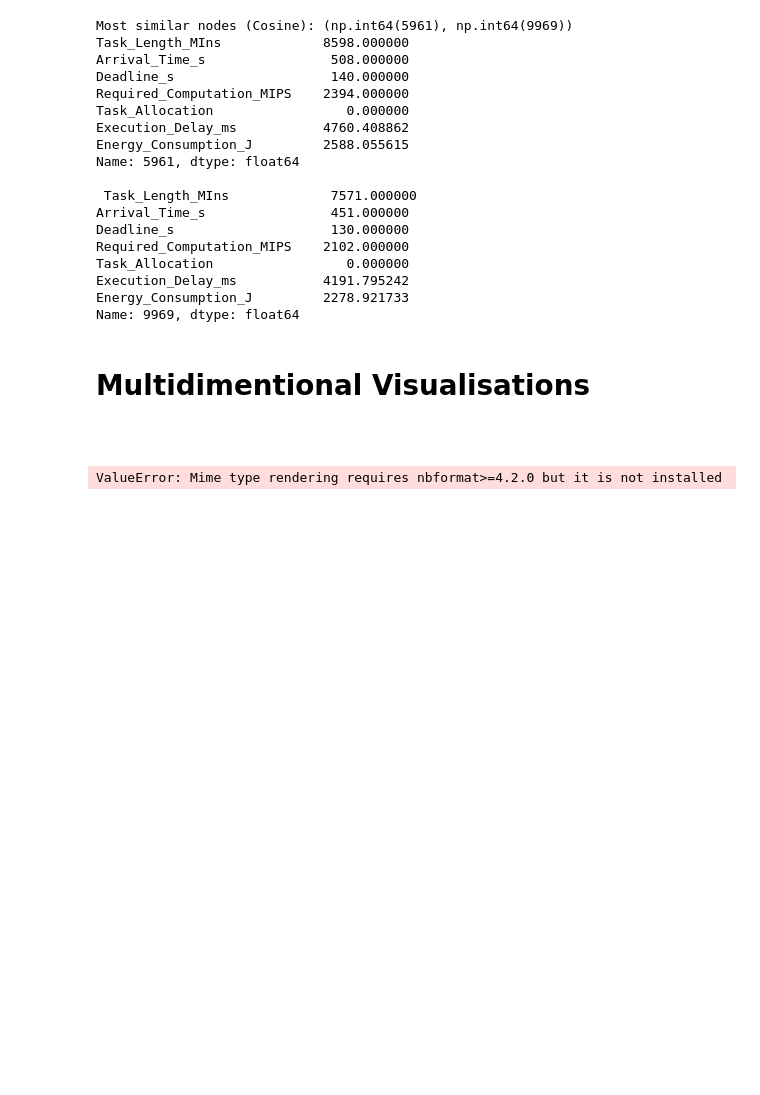
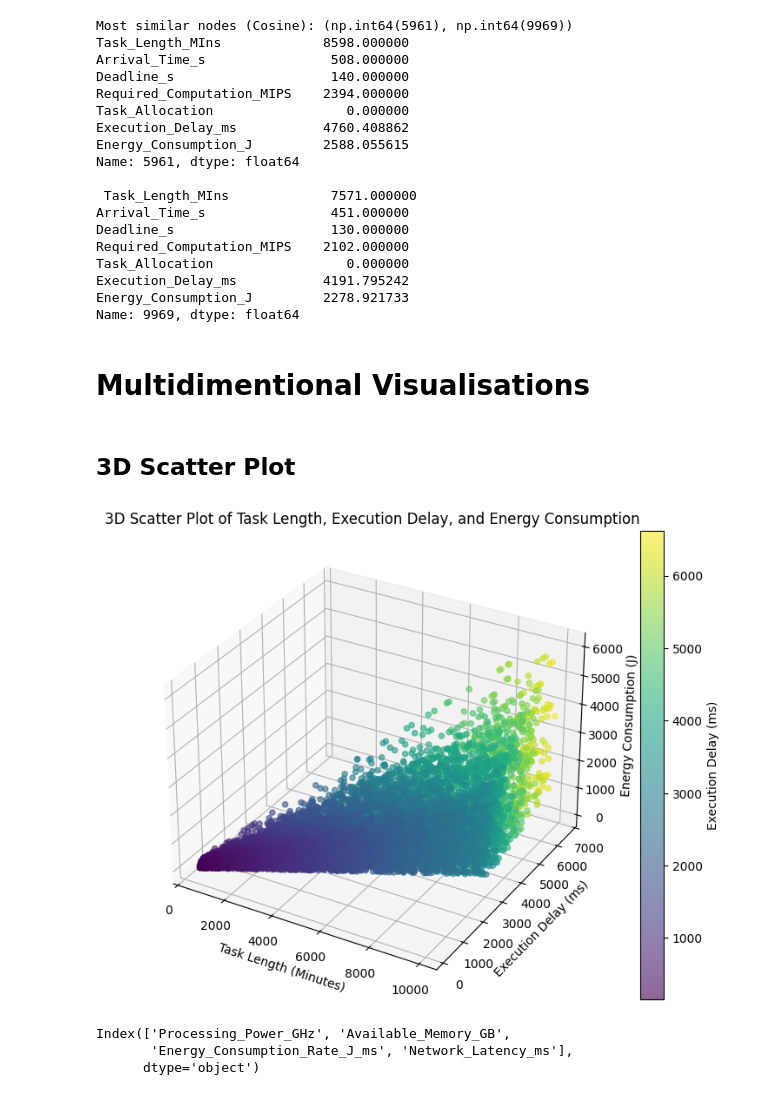
Before and after one commit to WellKnownDedication/Cloud-Computing-Performance-Metrics-Analysis, a Jupyter notebook: src/EDA.ipynb, the cells around one changed output. Cells and saved outputs as stored; diff of their text form; code cells hidden in the pictures; blank space fills up the shorter version.

```diff
--- a/src/EDA.ipynb
+++ b/src/EDA.ipynb
@@ -258,42 +262,34 @@ Energy_Consumption_J         2278.921733
 Name: 9969, dtype: float64
 # %% [markdown]
 # Multidimentional Visualisations
-# %% [markdown]
-##
-# %%
-import plotly.graph_objects as go
-
-# Aggregating tasks per node
-task_counts = tasks.groupby("Task_Allocation").size().reset_index(name="Count")
-
-# Extracting source and target values
-sources = list(task_counts["Task_Allocation"])
-targets = ["Tasks"] * len(sources)  # Group all tasks into a single source
-values = list(task_counts["Count"])
-
-# Creating node labels (Tasks + Nodes)
-labels = ["Tasks"] + sources
-
-# Mapping source and target to index positions in the labels list
-source_indices = [labels.index("Tasks")] * len(sources)
-target_indices = [labels.index(node) for node in sources]
-
-# Creating Sankey Diagram
-fig = go.Figure(go.Sankey(
-    node=dict(
-        pad=20,
-        thickness=20,
-        line=dict(color="black", width=0.5),
-        label=labels,
-    ),
-    link=dict(
-        source=source_indices,
-        target=target_indices,
-        value=values,
-    )
-))
-
-fig.update_layout(title_text="Sankey Diagram of Task Allocation to Nodes", font_size=10)
-fig.show()
-# %% [output]
-ValueError: Mime type rendering requires nbformat>=4.2.0 but it is not installed
+# %% [markdown]
+## 3D Scatter Plot
+# %%
+# Creating the 3D scatter plot
+fig = plt.figure(figsize=(10, 7))
+ax = fig.add_subplot(111, projection='3d')
+
+task_len = tasks.Task_Length_MIns
+exec_delay = tasks.Execution_Delay_ms
+energy_con = tasks.Energy_Consumption_J
+
+sc = ax.scatter(task_len, exec_delay, energy_con, c=tasks.Execution_Delay_ms, cmap='viridis', alpha=0.6)
+
+# Labels and title
+ax.set_xlabel("Task Length (Minutes)")
+ax.set_ylabel("Execution Delay (ms)")
+ax.set_zlabel("Energy Consumption (J)")
+ax.set_title("3D Scatter Plot of Task Length, Execution Delay, and Energy Consumption")
+
+# Colorbar
+plt.colorbar(sc, label="Execution Delay (ms)")
+
+plt.show()
+# %% [output]
+[figure, added]
+# %%
+nodes.columns
+# %% [output]
+Index(['Processing_Power_GHz', 'Available_Memory_GB',
+       'Energy_Consumption_Rate_J_ms', 'Network_Latency_ms'],
+      dtype='object')
```
Also changed, not shown: parts of 3 cells of this notebook.
